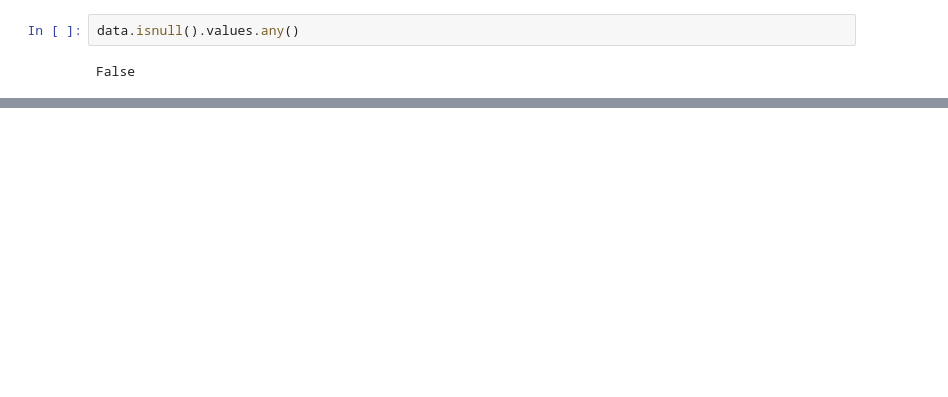
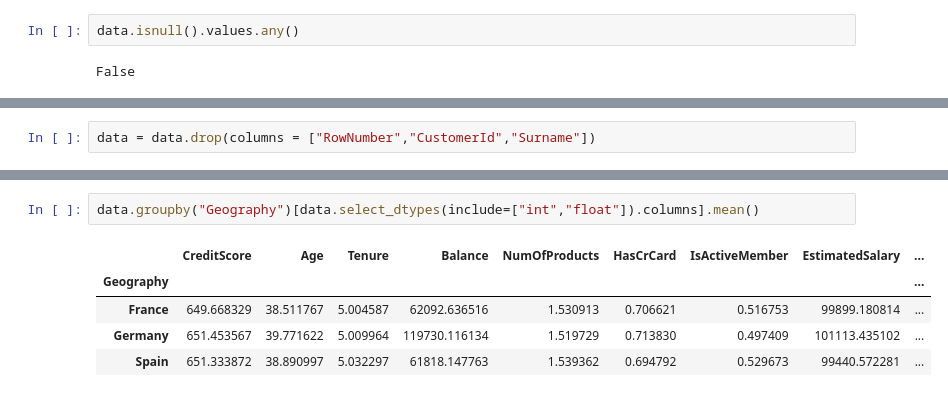
Before and after one commit to Aminbyt/customer-churn-rate-prediction, a Jupyter notebook: notebook/bank_customer_churn.ipynb, the cells around one changed output, grey strips where cells are left out. Cells and saved outputs as stored; diff of their text form; blank space fills up the shorter version.

```diff
--- a/notebook/bank_customer_churn.ipynb
+++ b/notebook/bank_customer_churn.ipynb
@@ -77,0 +89,2 @@ False
+# %%
+data = data.drop(columns = ["RowNumber","CustomerId","Surname"])
@@ -77,0 +103,8 @@ False
+# %%
+data.groupby("Geography")[data.select_dtypes(include=["int","float"]).columns].mean()
+# %% [output]
+|  | CreditScore | Age | Tenure | Balance | NumOfProducts | HasCrCard | IsActiveMember | EstimatedSalary | ... |
+| Geography |  |  |  |  |  |  |  |  | ... |
+| France | 649.668329 | 38.511767 | 5.004587 | 62092.636516 | 1.530913 | 0.706621 | 0.516753 | 99899.180814 | ... |
+| Germany | 651.453567 | 39.771622 | 5.009964 | 119730.116134 | 1.519729 | 0.713830 | 0.497409 | 101113.435102 | ... |
+| Spain | 651.333872 | 38.890997 | 5.032297 | 61818.147763 | 1.539362 | 0.694792 | 0.529673 | 99440.572281 | ... |
```
Also changed, not shown: parts of 6 cells of this notebook.
